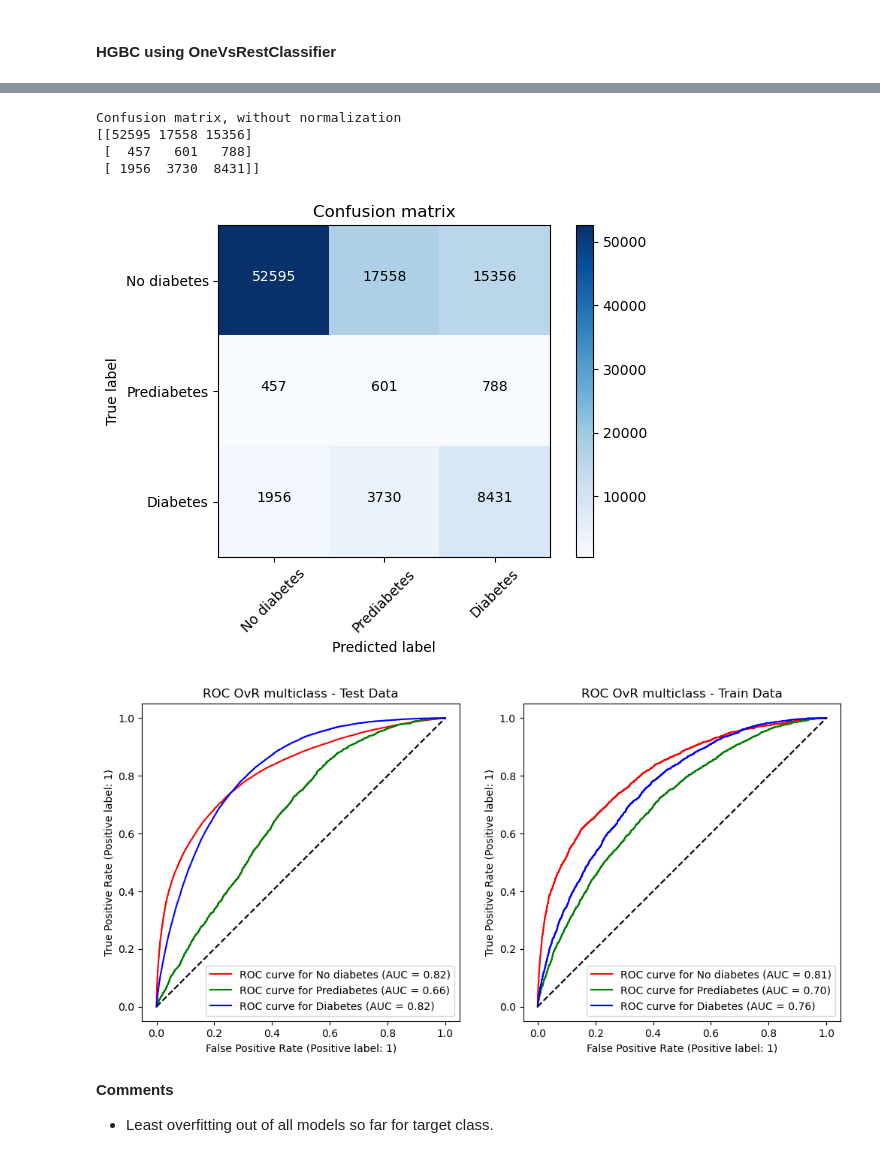
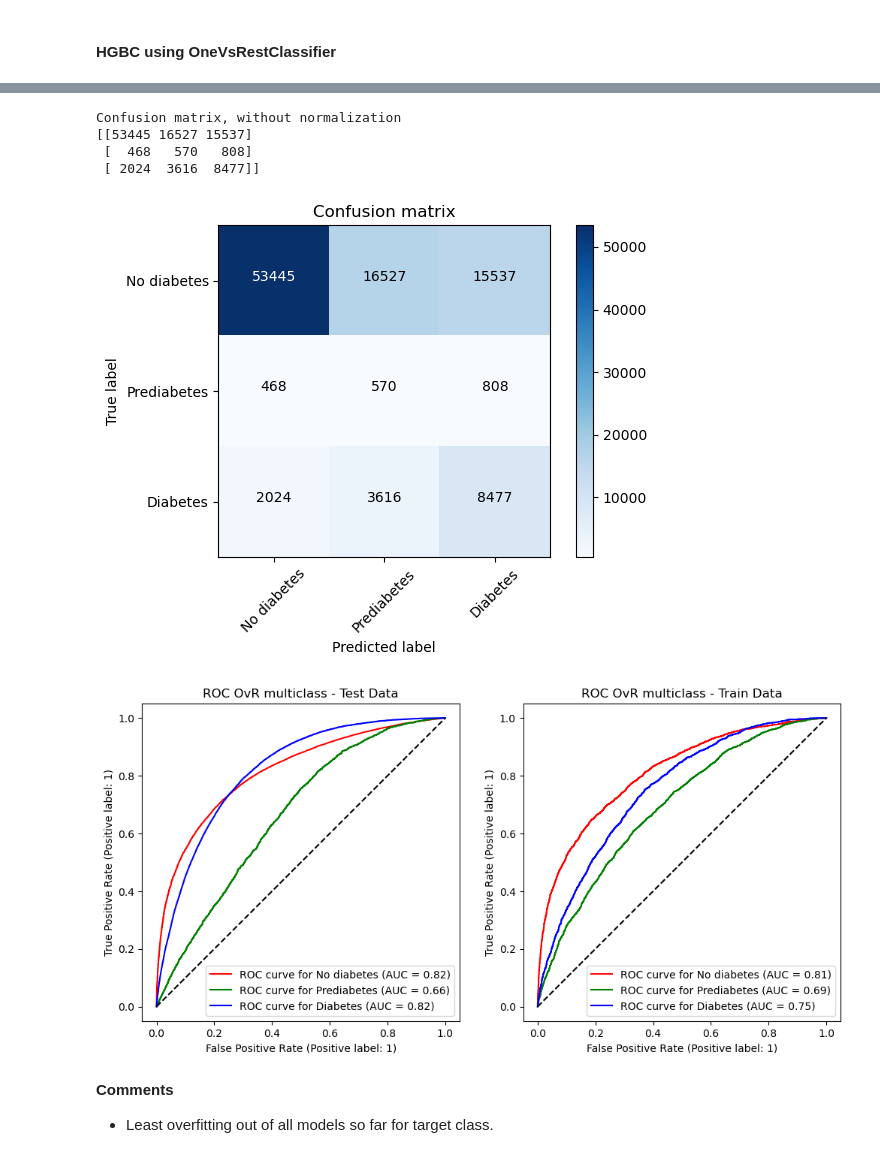
Before and after one commit to delschwartz/Prediabetes_Health_Indicators, a Jupyter notebook: notebooks/exploratory/2_Pre-Processing_&_Modeling.ipynb, the cells around one changed output, grey strips where cells are left out. Saved outputs shown, nothing was run; the diff lists cells and outputs as text; code cells hidden in the pictures.

```diff
--- a/notebooks/exploratory/2_Pre-Processing_&_Modeling.ipynb
+++ b/notebooks/exploratory/2_Pre-Processing_&_Modeling.ipynb
@@ -1108,36 +1098,28 @@ pd.DataFrame(hbgb_under_cv.cv_results_).sort_values('rank_test_score').tail()
 #### HGBC using OneVsRestClassifier  <a id='HGBC_OVRC'></a>
 # %%
 params = {
-    'class_weight':{0:1, 1:1.2, 2:1.2},
-#    'class_weight':'balanced',
-   'learning_rate':0.01,
-#    'max_depth': None,
-#    'max_leaf_nodes': 31,
-    'min_samples_leaf': 200,
-    'max_iter':1000,
-    'loss':'log_loss',
+    'class_weight':{0:1, 1:2, 2:2},
+    'learning_rate':0.01,
+    'max_leaf_nodes': 100,
+    'min_samples_leaf': 250
 }
 
 param_grid = {
-#     'estimator__learning_rate':[0.01, 0.05, 0.1],
-    'estimator__max_depth':[5, 7, 10, 15, 20, 50, 100, 500, 1000],
-    'estimator__max_leaf_nodes':range(2,2000),
-    'estimator__l2_regularization': [0.001, 0.01, 0.1]
+    'estimator__max_iter':[400, 500, 650, 900],
+    'estimator__max_depth':[3,4,5,6,7,8],
+#    'estimator__max_leaf_nodes':[10, 100, 1000],  #Seems to make little to no difference
 }
 
 cv_params = {
-    'n_iter':30,
     'n_jobs':4
 }
 
-
 ovrc = OneVsRestClassifier(HistGradientBoostingClassifier(**params), n_jobs=-4)
 
-hbgb_under_ovrc_cv = RandomizedSearchCV(
+hbgb_under_ovrc_cv = GridSearchCV(
     ovrc,
     param_grid,
-    **cv_params,
-    random_state=137
+    **cv_params
 )
 
 
@@ -1159,9 +1141,9 @@ Runtime:  0:09:15.952925
 Confusion matrix, without normalization
-[[52595 17558 15356]
- [  457   601   788]
- [ 1956  3730  8431]]
+[[53445 16527 15537]
+ [  468   570   808]
+ [ 2024  3616  8477]]
-[figure, old version]
+[figure, new version]
-[figure, old version]
+[figure, new version]
 # %% [markdown]
 **Comments**
 
```
Also changed, not shown: parts of 28 cells of this notebook, 3 other files.
